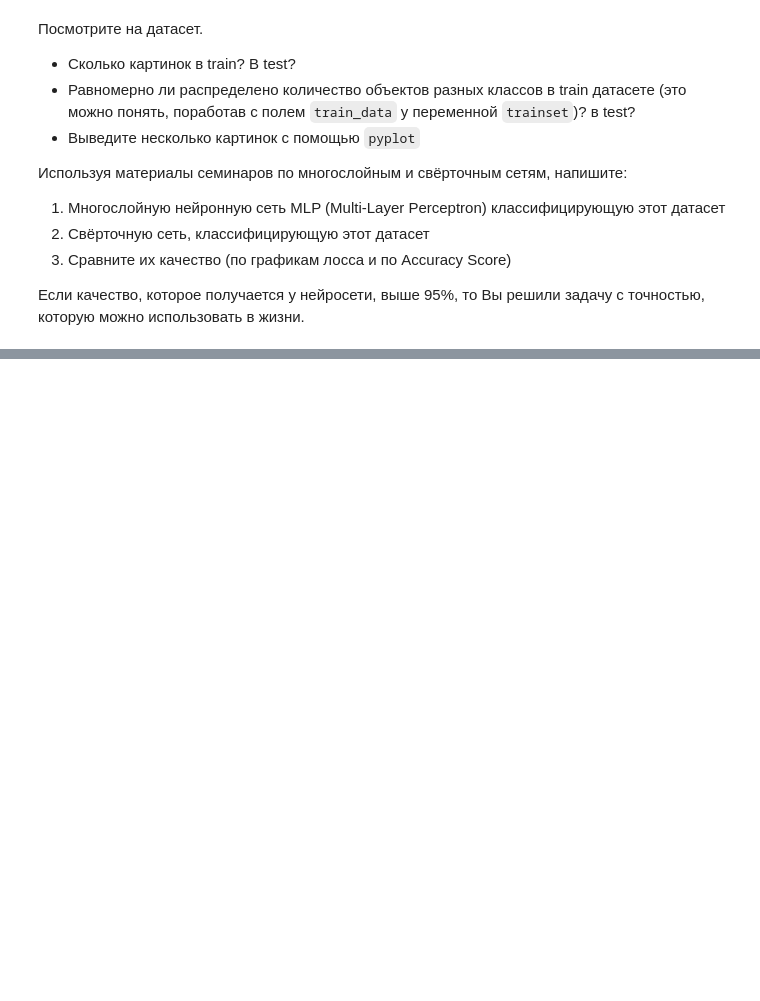
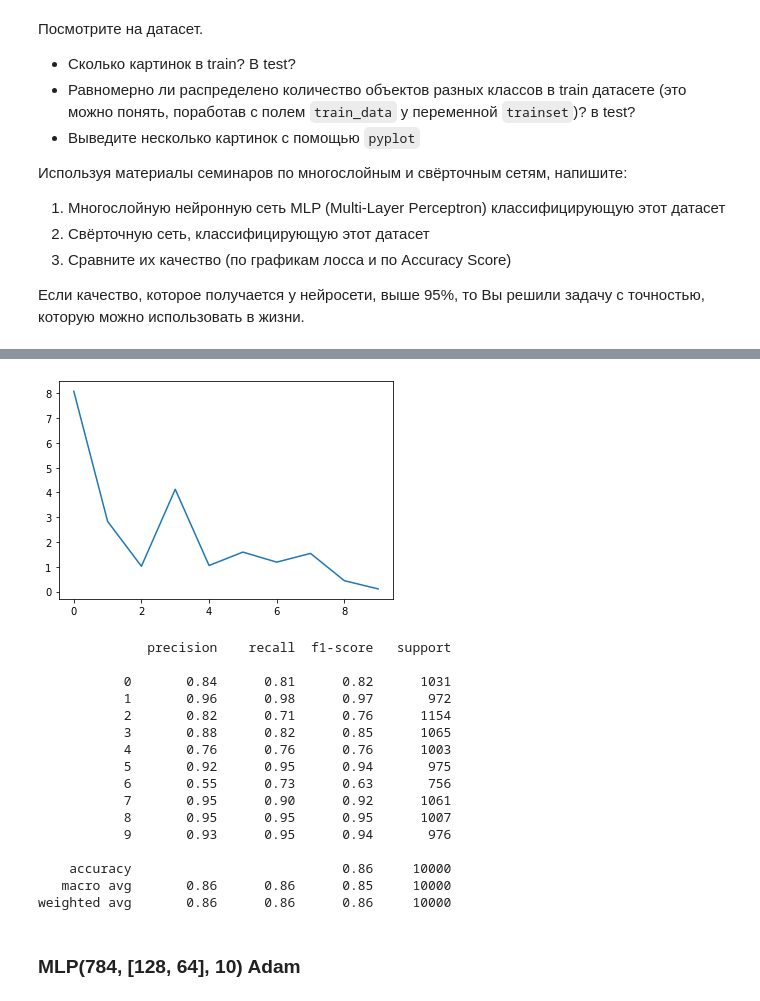
Before and after one commit to I-SER-I/I-SER-I-ITMO-ML-5-sem, a Jupyter notebook: Lab7(2).ipynb, the cells around one changed output, grey strips where cells are left out. Saved outputs shown, nothing was run; the diff lists cells and outputs as text; code cells hidden in the pictures; blank space fills up the shorter version.

```diff
--- a/Lab7(2).ipynb
+++ b/Lab7(2).ipynb
@@ -73,0 +231,35 @@ Done!
+# %%
+model = MLP(784, [128, 64], 10)
+
+model.cuda()
+model.train()
+
+for parameter in model.parameters():
+  parameter.requires_grad = True
+
+loss_fn = torch.nn.CrossEntropyLoss(size_average=False)
+learning_rate = 1e-4
+optimizer = torch.optim.SGD(model.parameters(), lr=learning_rate)
+# %%
+fit(model, optimizer, loss_fn)
+report(model, testloader)
+# %% [output]
+[figure, added]
+              precision    recall  f1-score   support
+
+           0       0.84      0.81      0.82      1031
+           1       0.96      0.98      0.97       972
+           2       0.82      0.71      0.76      1154
+           3       0.88      0.82      0.85      1065
+           4       0.76      0.76      0.76      1003
+           5       0.92      0.95      0.94       975
+           6       0.55      0.73      0.63       756
+           7       0.95      0.90      0.92      1061
+           8       0.95      0.95      0.95      1007
+           9       0.93      0.95      0.94       976
+
+    accuracy                           0.86     10000
+   macro avg       0.86      0.86      0.85     10000
+weighted avg       0.86      0.86      0.86     10000
+# %% [markdown]
+### MLP(784, [128, 64], 10) Adam
```
Also changed, not shown: parts of 40 cells of this notebook.
